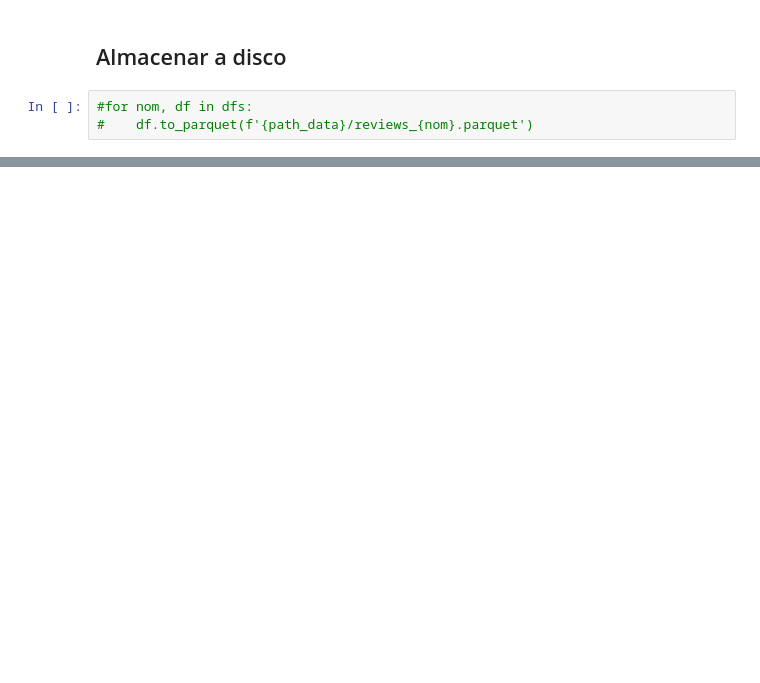
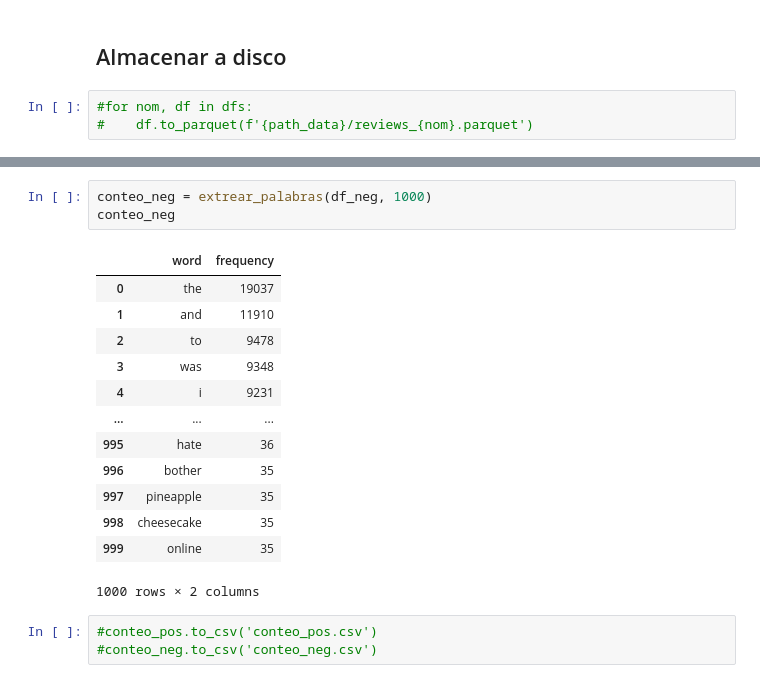
Before and after one commit to litcoininvestorbros/Henry_PF, a Jupyter notebook: notebooks/EDA/yelp_darden_y_comp.ipynb, the cells around one changed output, grey strips where cells are left out. Saved outputs shown, nothing was run; the diff lists cells and outputs as text; blank space fills up the shorter version.

```diff
--- a/notebooks/EDA/yelp_darden_y_comp.ipynb
+++ b/notebooks/EDA/yelp_darden_y_comp.ipynb
@@ -364,0 +419,20 @@ df_darden_review.sample()
+# %%
+conteo_neg = extrear_palabras(df_neg, 1000)
+conteo_neg
+# %% [output]
+|  | word | frequency |
+| 0 | the | 19037 |
+| 1 | and | 11910 |
+| 2 | to | 9478 |
+| 3 | was | 9348 |
+| 4 | i | 9231 |
+| ... | ... | ... |
+| 995 | hate | 36 |
+| 996 | bother | 35 |
+| 997 | pineapple | 35 |
+| 998 | cheesecake | 35 |
+| 999 | online | 35 |
+1000 rows × 2 columns
+# %%
+#conteo_pos.to_csv('conteo_pos.csv')
+#conteo_neg.to_csv('conteo_neg.csv')
```
Also changed, not shown: parts of 9 cells of this notebook, 4 other files.
